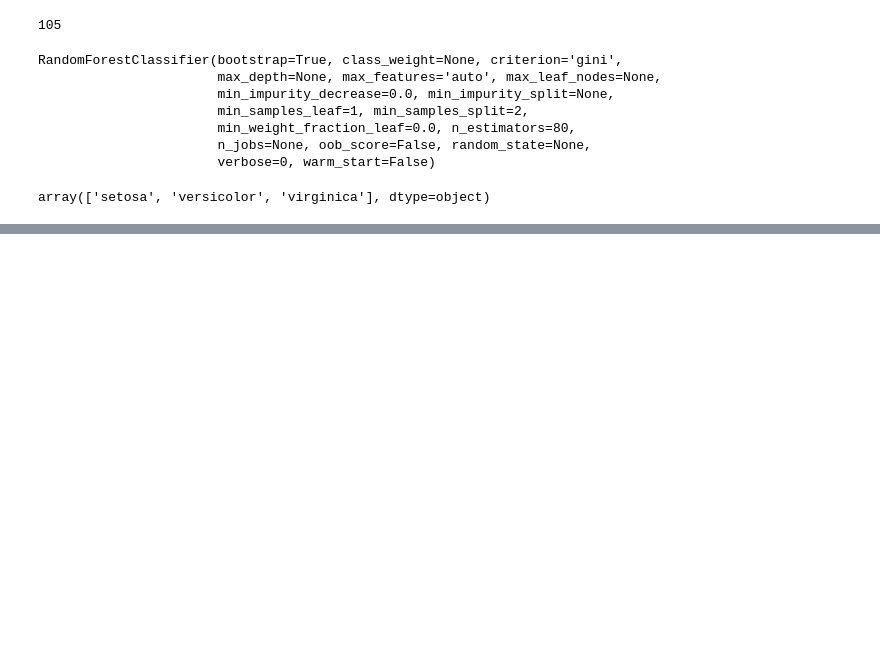
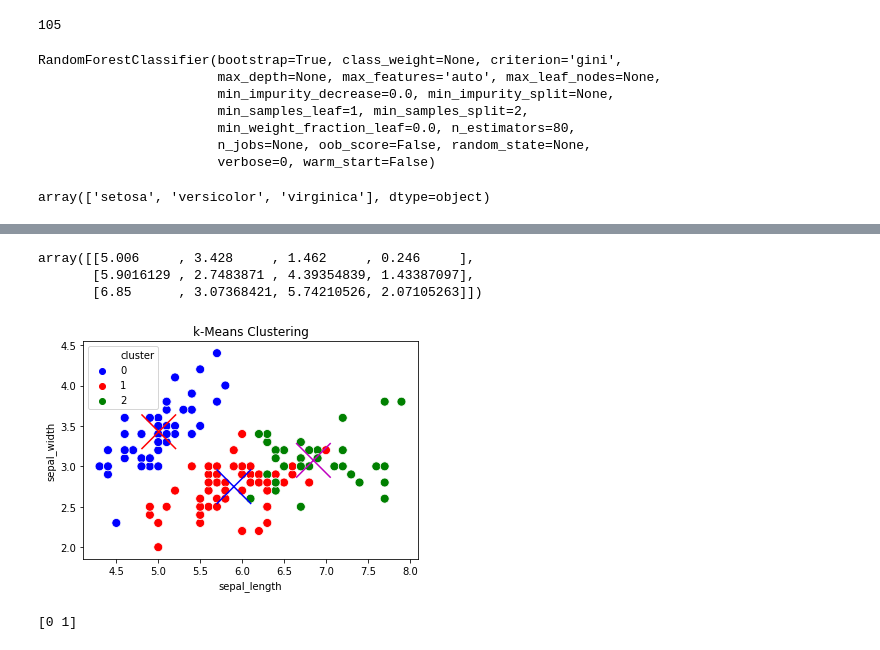
Before and after one commit to aukrit1993/my_machine_learning, a Jupyter notebook: chapter_17.ipynb, the cells around one changed output, grey strips where cells are left out. Saved outputs shown, nothing was run; the diff lists cells and outputs as text; code cells hidden in the pictures; blank space fills up the shorter version.

```diff
--- a/chapter_17.ipynb
+++ b/chapter_17.ipynb
@@ -417,0 +425,6 @@ g
+# %%
+model = KMeans(n_clusters=3)
+y_kmeans = model.fit_predict(X)
+# %%
+df['cluster'] = y_kmeans
+df.sample(8)
@@ -417,0 +478,23 @@ g
+# %%
+model.cluster_centers_
+# %% [output]
+array([[5.006     , 3.428     , 1.462     , 0.246     ],
+       [5.9016129 , 2.7483871 , 4.39354839, 1.43387097],
+       [6.85      , 3.07368421, 5.74210526, 2.07105263]])
+# %%
+x_centorids = model.cluster_centers_[:,0]
+y_centorids = model.cluster_centers_[:,1]
+# %%
+color_dict = {0:'blue', 1:'red', 2:'g'}
+centorid_colors = ['r', 'b', 'm']
+# %%
+sb.scatterplot('sepal_length', 'sepal_width', data=df, hue='cluster', palette=color_dict, s=80)
+plt.scatter(x_centorids, y_centorids, s=1200, marker='x', c=centorid_colors)
+plt.title('k-Means Clustering')
+plt.show()
+# %% [output]
+[figure, added]
+# %%
+print(model.predict(X_input))
+# %% [output]
+[0 1]
```
Also changed, not shown: parts of 23 cells of this notebook.
